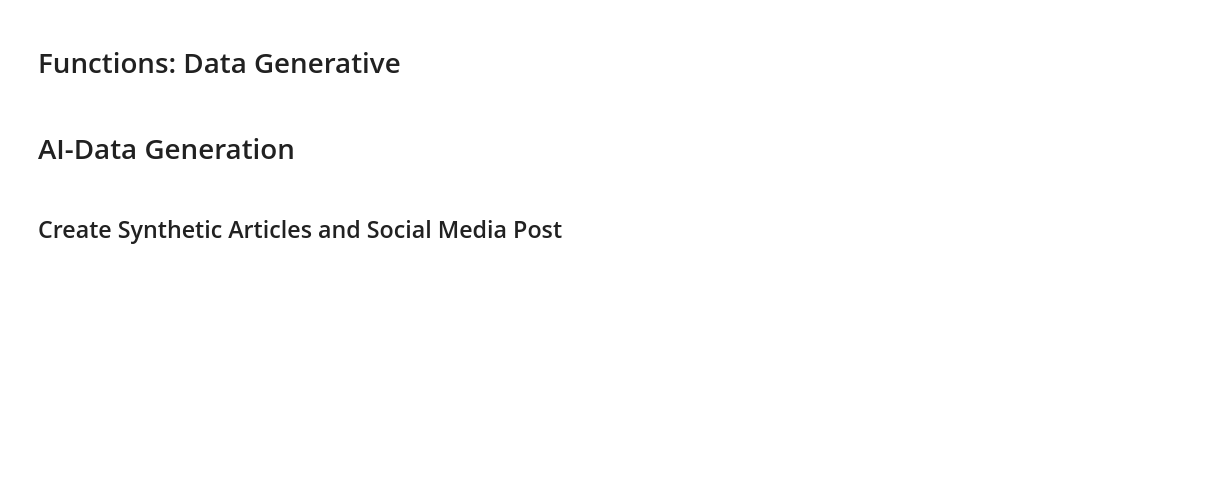
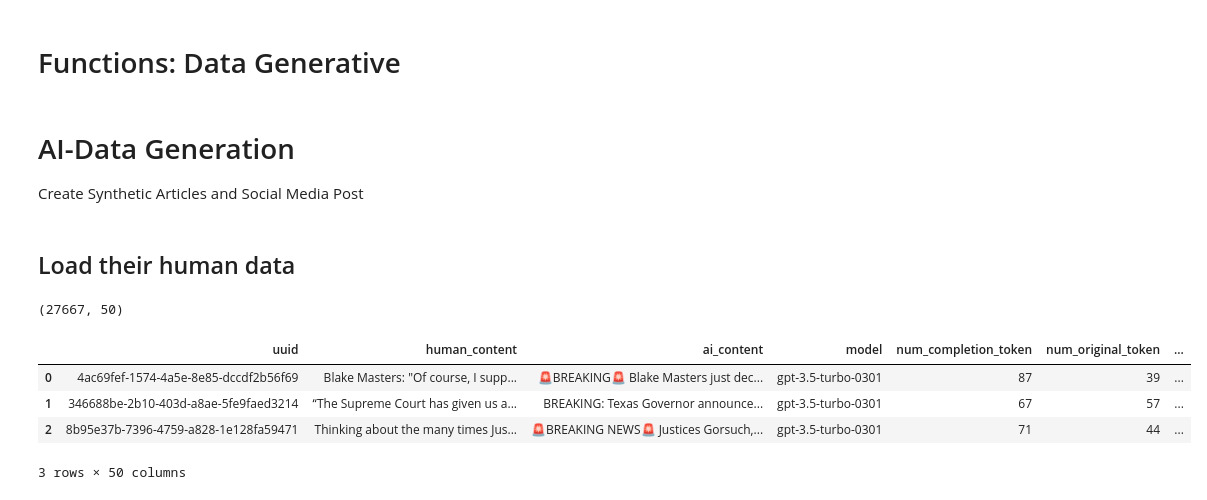
Before and after one commit to Ecboxer/F3, a Jupyter notebook: F3_Codebase/[F3]_Fighting_Fire_With_Fire_Data_Generation.ipynb, the cells around one changed output. Saved outputs shown, nothing was run; the diff lists cells and outputs as text; code cells hidden in the pictures; blank space fills up the shorter version.

```diff
--- a/F3_Codebase/[F3]_Fighting_Fire_With_Fire_Data_Generation.ipynb
+++ b/F3_Codebase/[F3]_Fighting_Fire_With_Fire_Data_Generation.ipynb
@@ -269,5 +296,17 @@ def process_row(row):
 progress_file = 'X_GenPost_GTP3.5_Post_progress.json'
 # %% [markdown]
 # AI-Data Generation
+Create Synthetic Articles and Social Media Post
-# %% [markdown]
-## Create Synthetic Articles and Social Media Post
+# %% [markdown]
+## Load their human data
+# %%
+df = pd.read_csv('../F3_Dataset/Full Clean Dataset/F3_Consistency.csv')
+print(df.shape)
+df[:3]
+# %% [output]
+(27667, 50)
+|  | uuid | human_content | ai_content | model | num_completion_token | num_original_token | ... |
+| 0 | 4ac69fef-1574-4a5e-8e85-dccdf2b56f69 | Blake Masters: "Of course, I supp... | 🚨BREAKING🚨 Blake Masters just dec... | gpt-3.5-turbo-0301 | 87 | 39 | ... |
+| 1 | 346688be-2b10-403d-a8ae-5fe9faed3214 | “The Supreme Court has given us a... | BREAKING: Texas Governor announce... | gpt-3.5-turbo-0301 | 67 | 57 | ... |
+| 2 | 8b95e37b-7396-4759-a828-1e128fa59471 | Thinking about the many times Jus... | 🚨BREAKING NEWS🚨 Justices Gorsuch,... | gpt-3.5-turbo-0301 | 71 | 44 | ... |
+3 rows × 50 columns
```
Also changed, not shown: parts of 33 cells of this notebook, 18 other files.
